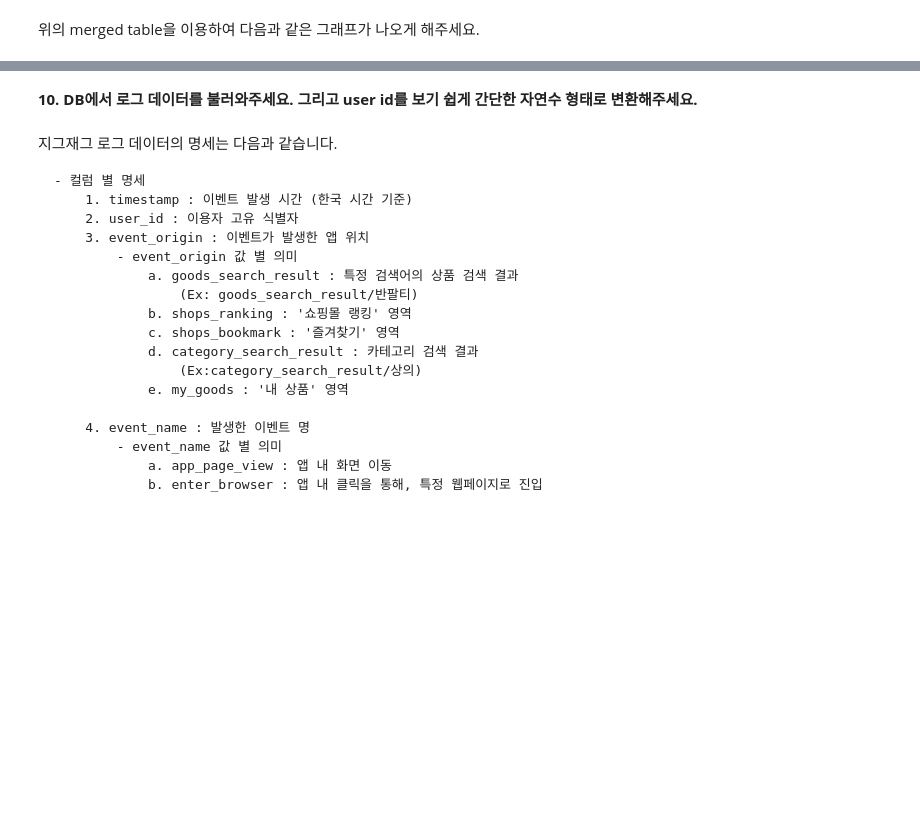
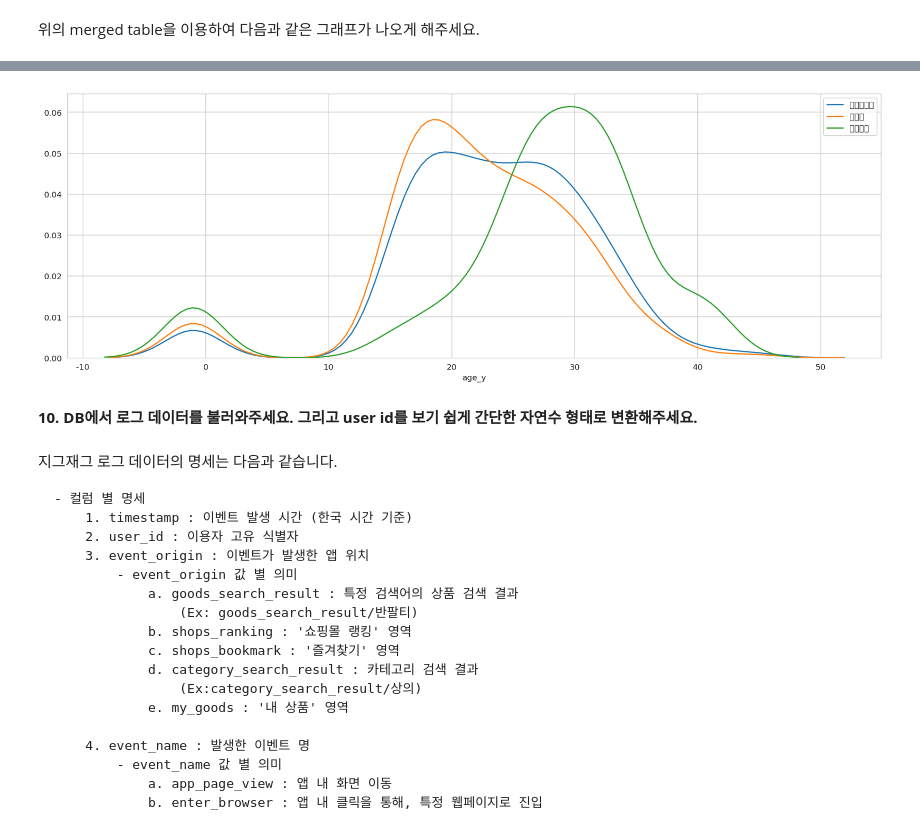
Before and after one commit to shoman2/Data-analysis_DSschool, a Jupyter notebook: 04_SQL-and-EDA/04_zigzag_SQL-and-EDA.ipynb, the cells around one changed output, grey strips where cells are left out. Saved outputs shown, nothing was run; the diff lists cells and outputs as text; code cells hidden in the pictures; blank space fills up the shorter version.

```diff
--- a/04_SQL-and-EDA/04_zigzag_SQL-and-EDA.ipynb
+++ b/04_SQL-and-EDA/04_zigzag_SQL-and-EDA.ipynb
@@ -1073,0 +1085,8 @@ shop.head()
+# %%
+merged = (\
+          order.merge(shop, on = "shop_id")
+          .merge(user, on = "user_id")\
+         )
+
+print(merged.shape)
+merged.head(2)
@@ -1077,6 +1101,16 @@ shop.head()
 
 
 <img src="https://i.imgur.com/T4a4atS.png" width=800>
+# %%
+plt.figure(figsize = [18, 6])
+
+sns.distplot(merged.loc[merged["심플베이직"] == True, "age_y"], label = '심플베이직', hist = False)
+sns.distplot(merged.loc[merged["러블리"] == True, "age_y"], label = "러블리", hist = False)
+sns.distplot(merged.loc[merged["모던시크"] == True, "age_y"], label = "모던시크", hist = False)
+
+plt.savefig("dist.png", dpi = 400)
+# %% [output]
+[figure, added]
 # %% [markdown]
 **10. DB에서 로그 데이터를 불러와주세요. 그리고 user id를 보기 쉽게 간단한 자연수 형태로 변환해주세요.**
 # %%
```
Also changed, not shown: parts of 4 cells of this notebook.
